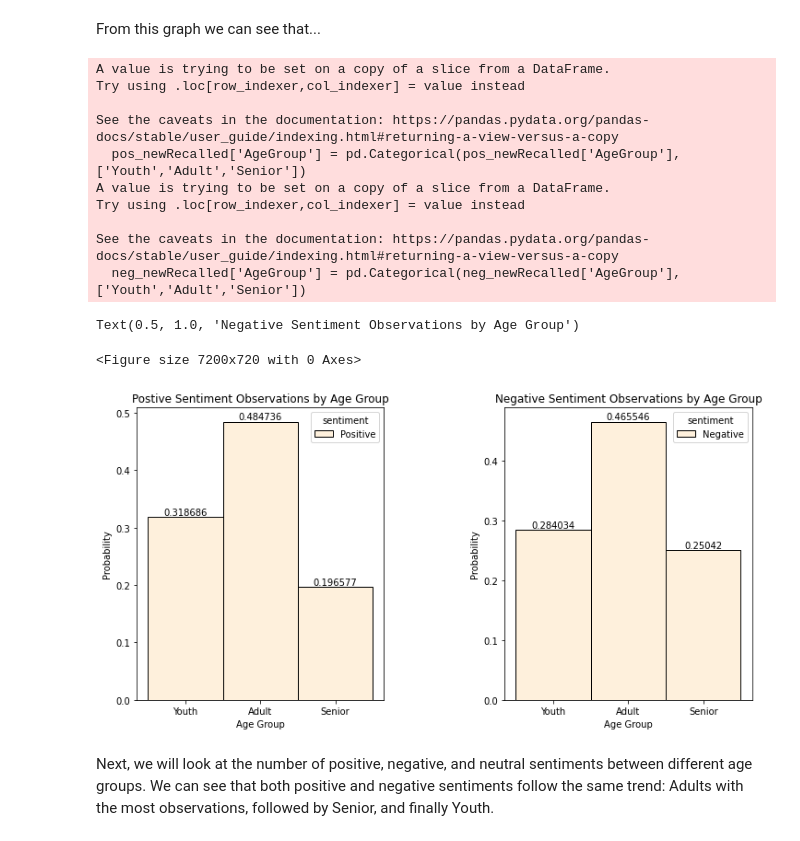
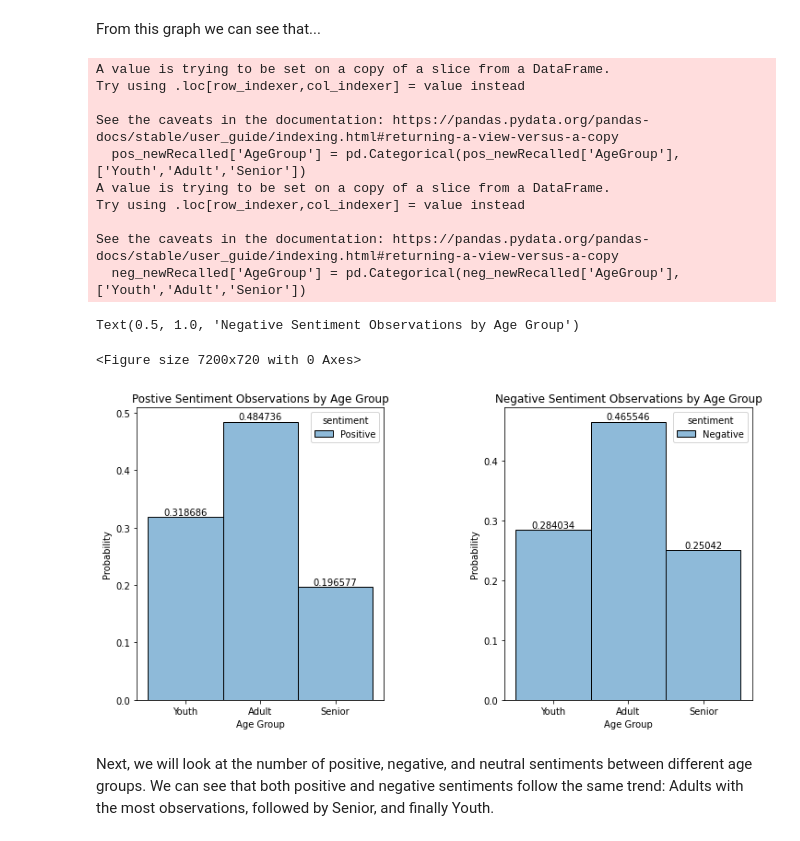
Before and after one commit to dbyers15/EmotionAndMemory, a Jupyter notebook: WorkingNotebook.ipynb, the cells around one changed output. Cells and saved outputs as stored; diff of their text form; code cells hidden in the pictures.

Commit message:
updated second newRecall graph

```diff
--- a/WorkingNotebook.ipynb
+++ b/WorkingNotebook.ipynb
@@ -464,38 +464,39 @@ neg_newRecalled = newRecalled.loc[newRecalled['sentiment'] == "Negative"]
 plt.figure(figsize=(100,10))
 fig, axes = plt.subplots(1, 2,figsize=(10,5))
 fig.tight_layout(w_pad = 10.0)
+sns.set_palette(sns.color_palette())
 
 #Positive sentiment graph by age group
 pos_newRecalled['AgeGroup'] = pd.Categorical(pos_newRecalled['AgeGroup'], ['Youth','Adult','Senior'])
 pos_graph_2 = sns.histplot(data = pos_newRecalled, x="AgeGroup",hue = "sentiment", stat = 'probability', common_norm = 'false', ax=axes[0])
 for container in pos_graph_2.containers:
     pos_graph_2.bar_label(container)
 
 pos_graph_2.set(xlabel = 'Age Group')
 axes[0].set_title("Postive Sentiment Observations by Age Group", fontsize=12)
 
 #Negative sentiment graph by age group
 neg_newRecalled['AgeGroup'] = pd.Categorical(neg_newRecalled['AgeGroup'], ['Youth','Adult','Senior'])
 neg_graph_2 = sns.histplot(data = neg_newRecalled, x="AgeGroup", hue = "sentiment", stat = 'probability', common_norm = 'false', ax=axes[1])
 for container in neg_graph_2.containers:
     neg_graph_2.bar_label(container)
 
 neg_graph_2.set(xlabel = 'Age Group')
 axes[1].set_title("Negative Sentiment Observations by Age Group")
 # %% [output]
 A value is trying to be set on a copy of a slice from a DataFrame.
 Try using .loc[row_indexer,col_indexer] = value instead
 
 See the caveats in the documentation: https://pandas.pydata.org/pandas-docs/stable/user_guide/indexing.html#returning-a-view-versus-a-copy
   pos_newRecalled['AgeGroup'] = pd.Categorical(pos_newRecalled['AgeGroup'], ['Youth','Adult','Senior'])
 A value is trying to be set on a copy of a slice from a DataFrame.
 Try using .loc[row_indexer,col_indexer] = value instead
 
 See the caveats in the documentation: https://pandas.pydata.org/pandas-docs/stable/user_guide/indexing.html#returning-a-view-versus-a-copy
   neg_newRecalled['AgeGroup'] = pd.Categorical(neg_newRecalled['AgeGroup'], ['Youth','Adult','Senior'])
 Text(0.5, 1.0, 'Negative Sentiment Observations by Age Group')
 <Figure size 7200x720 with 0 Axes>
-[figure, old version]
+[figure, new version]
 # %% [markdown]
 Next, we will look at the number of positive, negative, and neutral sentiments between different age groups. We can see that both positive and negative sentiments follow the same trend: Adults with the most observations, followed by Senior, and finally Youth.
 # %% [markdown]
```
Also changed, not shown: parts of 1 cell of this notebook.
